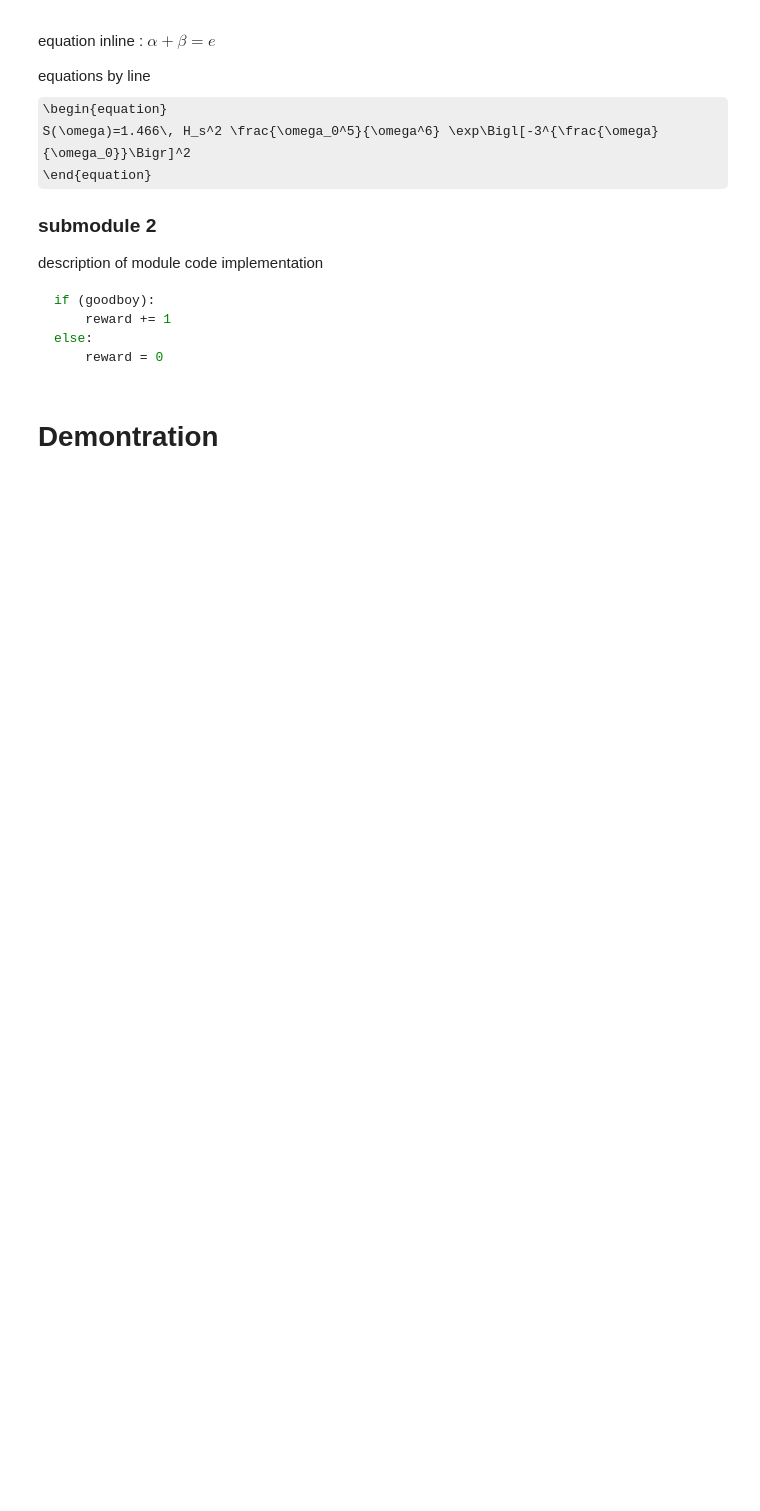
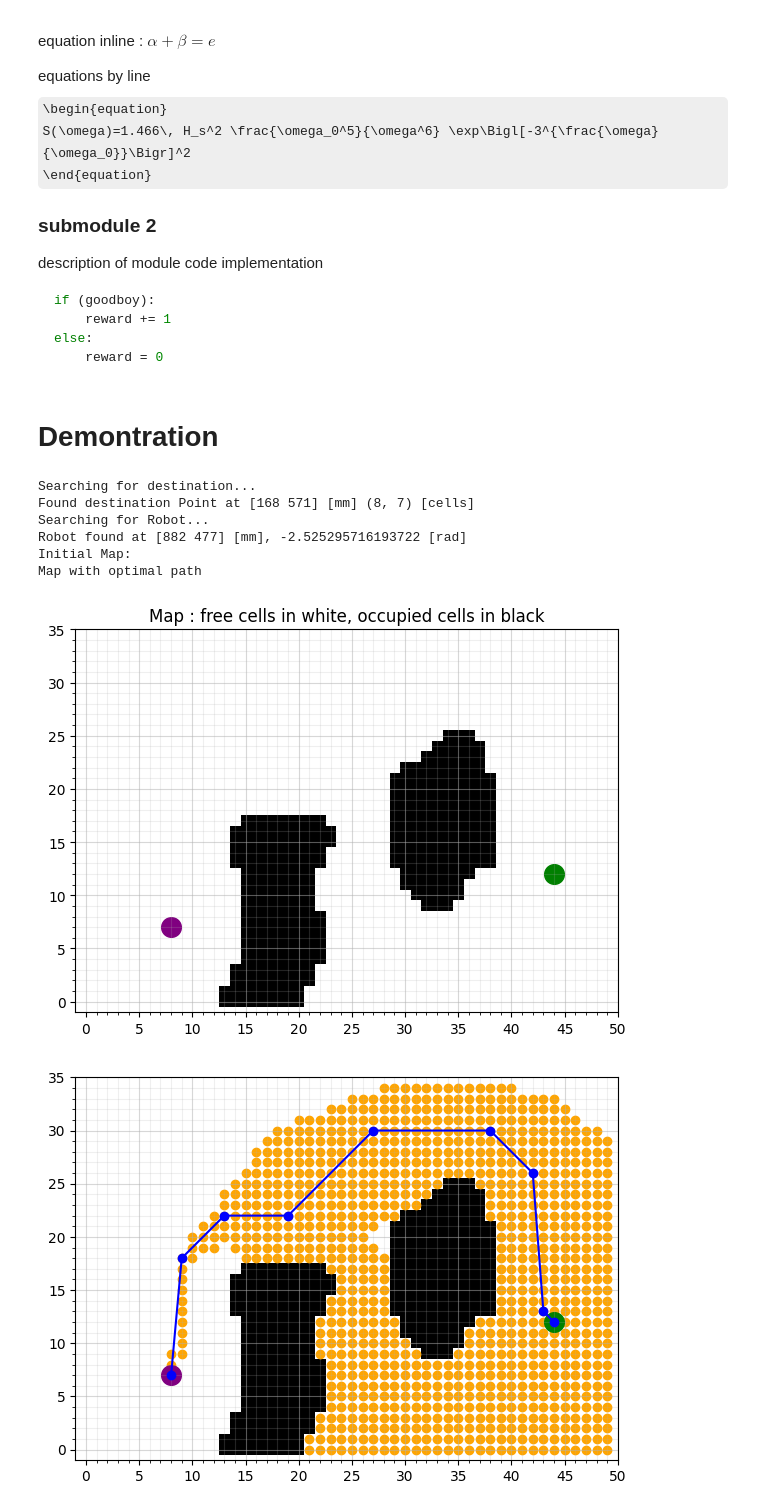
Before and after one commit to einsetumadur/MobileRoboticsG16, a Jupyter notebook: Main_Group16.ipynb, the cells around one changed output. Drawn from its saved outputs; the diff is of its cells as text; code cells hidden in the pictures; some formulas as TeX source; blank space fills up the shorter version.

```diff
--- a/Main_Group16.ipynb
+++ b/Main_Group16.ipynb
@@ -215,34 +216,43 @@ if ret:
             ret,destmm = vs.get_destination(frame)
             if ret:
                 dest = gn.convert_to_idx([coord / 10.0 for coord in destmm],2)
                 dest[1]= 35-dest[1]
                 dest = tuple(dest)
                 break
             else:
-                cv2.imshow()
+                print("no destination !",end='\r')
         else:
             print("No camera !")
             break
     print("Found destination Point at {} [mm] {} [cells]".format(destmm,dest))
     print("Searching for Robot...")
     while True:
         ret,frame = cap.read()
         if ret:
             if REFRAME:
                 frame = cv2.warpPerspective(frame,Tmap,MAP_SHAPE_MM)
             hls_frame = cv2.cvtColor(frame, cv2.COLOR_BGR2HLS_FULL)
             ret,robpos,orient,pxpcm = vs.get_Robot_position_orientation(hls_frame)
             if ret:
                 print("Robot found at {} [mm], {} [rad]".format(robpos,orient))
                 break
         else:
             print("No camera !")
             break
 
 start = gn.convert_to_idx(robpos,20)
 start[1]= MAP_SHAPE_CELL[1]-start[1]
 start = tuple(start)
 path = gn.global_final(fmap,start,dest, "8N", VISUALIZE)
+# %% [output]
+Searching for destination...
+Found destination Point at [168 571] [mm] (8, 7) [cells]
+Searching for Robot...
+Robot found at [882 477] [mm], -2.525295716193722 [rad]
+Initial Map:
+Map with optimal path
+[figure, added]
+[figure, added]
 # %%
 ##Main boucle with Kalman Aubin
 
```
Also changed, not shown: parts of 6 cells of this notebook, 5 other files.
